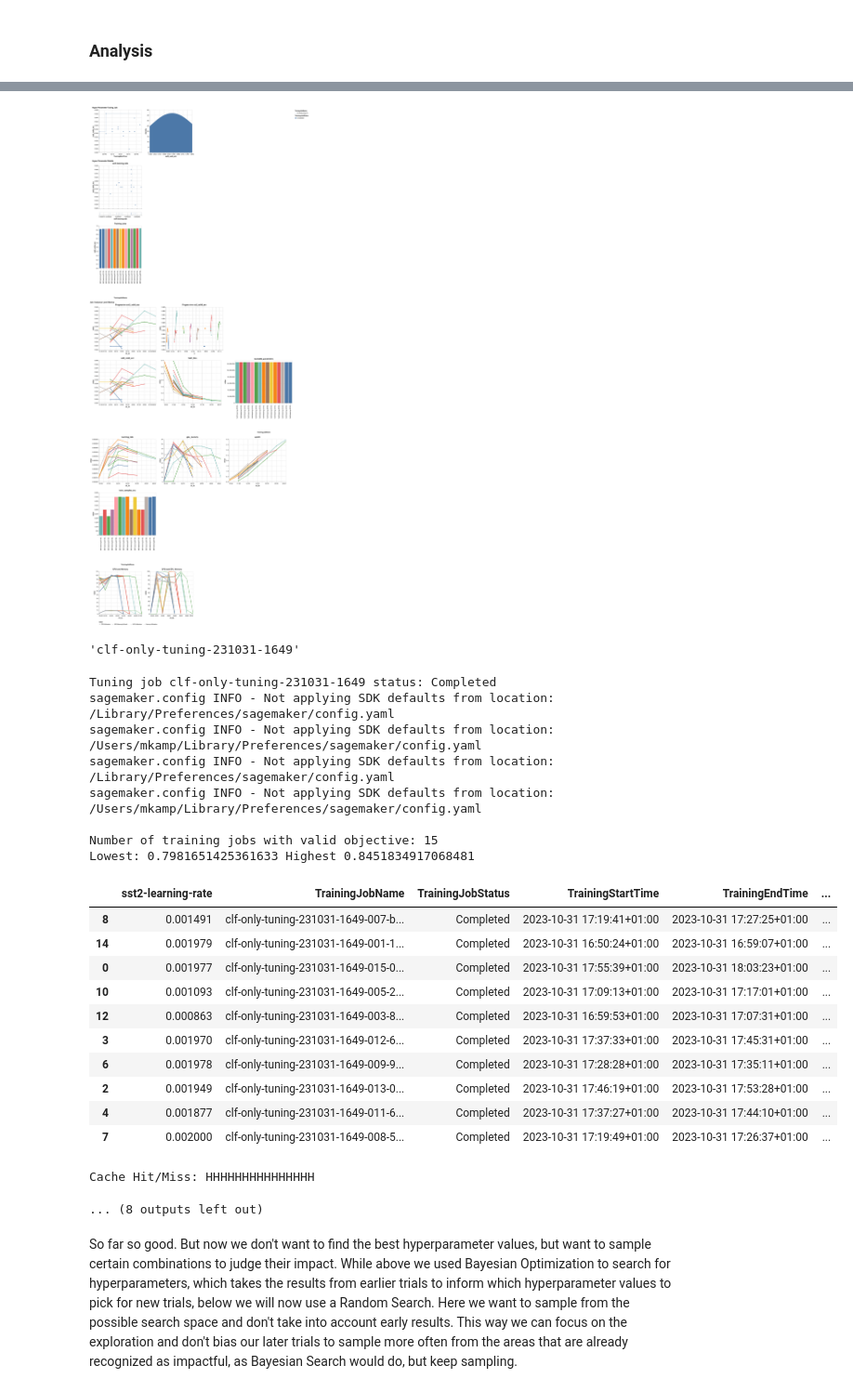
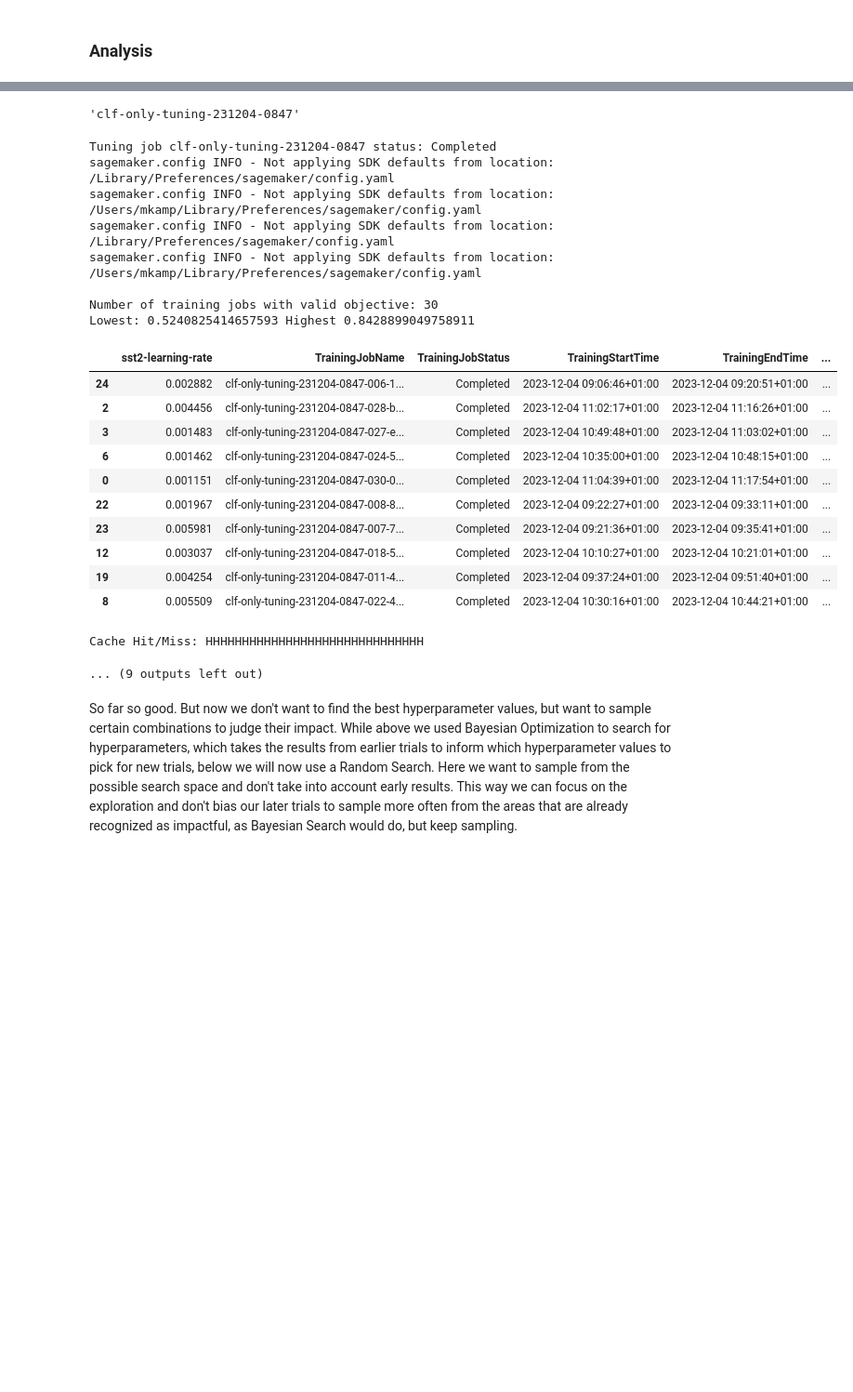
Before and after one commit to marianokamp/peft_lora, a Jupyter notebook: 2a_lora_tuning_baselines.ipynb, the cells around one changed output, grey strips where cells are left out. Shown at 93% size. Cells and saved outputs as stored; diff of their text form; code cells hidden in the pictures; blank space fills up the shorter version.

```diff
--- a/2a_lora_tuning_baselines.ipynb
+++ b/2a_lora_tuning_baselines.ipynb
@@ -71,10 +74,10 @@ from sagemaker.tuner import IntegerParameter, CategoricalParameter, ContinuousPa
 from sagemaker.tuner import ContinuousParameter, HyperparameterTuner, HyperbandStrategyConfig, StrategyConfig, TuningJobCompletionCriteriaConfig
 # %%
 fullft_estimator = PyTorch(**get_default_estimator_parameters())
-fullft_estimator.set_hyperparameters(**{'sst2-lora-config': 'none'})
+fullft_estimator.set_hyperparameters(**{'sst2-lora-config': 'none', 'use-bf16': 0, 'sst2-batch-size': 320})
 
 hpt_ranges = {
-    'sst2-learning-rate': ContinuousParameter(1e-5, 6e-5),
+    'sst2-learning-rate': ContinuousParameter(1e-6, 1e-4),
 }
 
 tuner_parameters = {**(p('tuner_parameters') | dict(
@@ -83,13 +86,13 @@ tuner_parameters = {**(p('tuner_parameters') | dict(
     metric_definitions=p('metric_definitions'),
     estimator = fullft_estimator,
     base_tuning_job_name = 'full-finetuning',
-    max_jobs = 15,
-    max_parallel_jobs = 2,
+    max_jobs = 30,
+    max_parallel_jobs = 3,
     completion_criteria_config=TuningJobCompletionCriteriaConfig(complete_on_convergence=True)
 ))}
 
-lr_wd_tuner = HyperparameterTuner(**tuner_parameters)
-lr_wd_tuner.fit(wait=False)
+lr_tuner = HyperparameterTuner(**tuner_parameters)
+lr_tuner.fit(wait=False)
 # %% [output]
 sagemaker.config INFO - Not applying SDK defaults from location: /Library/Preferences/sagemaker/config.yaml
 sagemaker.config INFO - Not applying SDK defaults from location: /Users/mkamp/Library/Preferences/sagemaker/config.yaml
@@ -104,7 +107,7 @@ clf_estimator = PyTorch(**get_default_estimator_parameters())
 clf_estimator.set_hyperparameters(**{'sst2-lora-config': 'clf_only'})
 
 hpt_ranges = {
-    'sst2-learning-rate': ContinuousParameter(3e-5, 2e-3),
+    'sst2-learning-rate': ContinuousParameter(1e-6, 5e-2),
 }
 
 tuner_parameters = {**(p('tuner_parameters') | dict(
@@ -113,12 +116,12 @@ tuner_parameters = {**(p('tuner_parameters') | dict(
     metric_definitions=p('metric_definitions'),
     estimator = clf_estimator,
     base_tuning_job_name = 'clf-only-tuning',
-    max_jobs = 15,
-    max_parallel_jobs = 2,
+    max_jobs = 30,
+    max_parallel_jobs = 3,
     completion_criteria_config=TuningJobCompletionCriteriaConfig(complete_on_convergence=True)
 ))}
-lr_wd_clf_tuner = HyperparameterTuner(**tuner_parameters)
-lr_wd_clf_tuner.fit(wait=False)
+lr_clf_tuner = HyperparameterTuner(**tuner_parameters)
+lr_clf_tuner.fit(wait=False)
 # %% [output]
 sagemaker.config INFO - Not applying SDK defaults from location: /Library/Preferences/sagemaker/config.yaml
 sagemaker.config INFO - Not applying SDK defaults from location: /Users/mkamp/Library/Preferences/sagemaker/config.yaml
@@ -135,17 +138,17 @@ We don't want to vary too many hyperparameters at the same time. Hence we fix th
 lora_base_estimator = PyTorch(**get_default_estimator_parameters())
 lora_base_estimator.set_hyperparameters(**{'sst2-lora-r': 8, 'sst2-lora-config': 'all', })
 hpt_ranges = {
-    'sst2-learning-rate': ContinuousParameter(5e-5, 3e-3),
+    'sst2-learning-rate': ContinuousParameter(1e-6, 5e-2),
 }
 
-max_jobs = 15
+max_jobs = 30
 tuner_parameters = {**(p('tuner_parameters') | dict(
     metric_definitions=p('metric_definitions'),
     base_tuning_job_name= 'lora-base-tuning',
     max_jobs=max_jobs,
     strategy= 'Bayesian',
     hyperparameter_ranges= hpt_ranges,
-    max_parallel_jobs=2,
+    max_parallel_jobs=3,
     estimator=lora_base_estimator))}
 
 base_lora_tuner = HyperparameterTuner(**tuner_parameters)
@@ -165,5 +168,5 @@ Stored 'base_lora_tuner_name' (str)
 # %% [markdown]
 ### Analysis
 # %%
-display_tuning_jobs([lr_wd_tuner, lr_wd_clf_tuner, base_lora_tuner])
+display_tuning_jobs([lr_tuner, lr_clf_tuner, base_lora_tuner])
 # %% [output]
@@ -199,26 +202,25 @@ WARN Scale bindings are currently only supported for scales with unbinned, conti
-[figure, old version]
-'clf-only-tuning-231031-1649'
+'clf-only-tuning-231204-0847'
-Tuning job clf-only-tuning-231031-1649 status: Completed
+Tuning job clf-only-tuning-231204-0847 status: Completed
 sagemaker.config INFO - Not applying SDK defaults from location: /Library/Preferences/sagemaker/config.yaml
 sagemaker.config INFO - Not applying SDK defaults from location: /Users/mkamp/Library/Preferences/sagemaker/config.yaml
 sagemaker.config INFO - Not applying SDK defaults from location: /Library/Preferences/sagemaker/config.yaml
 sagemaker.config INFO - Not applying SDK defaults from location: /Users/mkamp/Library/Preferences/sagemaker/config.yaml
 
-Number of training jobs with valid objective: 15
-Lowest: 0.7981651425361633 Highest 0.8451834917068481
+Number of training jobs with valid objective: 30
+Lowest: 0.5240825414657593 Highest 0.8428899049758911
 |  | sst2-learning-rate | TrainingJobName | TrainingJobStatus | TrainingStartTime | TrainingEndTime | ... |
-| 8 | 0.001491 | clf-only-tuning-231031-1649-007-b... | Completed | 2023-10-31 17:19:41+01:00 | 2023-10-31 17:27:25+01:00 | ... |
-| 14 | 0.001979 | clf-only-tuning-231031-1649-001-1... | Completed | 2023-10-31 16:50:24+01:00 | 2023-10-31 16:59:07+01:00 | ... |
-| 0 | 0.001977 | clf-only-tuning-231031-1649-015-0... | Completed | 2023-10-31 17:55:39+01:00 | 2023-10-31 18:03:23+01:00 | ... |
-| 10 | 0.001093 | clf-only-tuning-231031-1649-005-2... | Completed | 2023-10-31 17:09:13+01:00 | 2023-10-31 17:17:01+01:00 | ... |
-| 12 | 0.000863 | clf-only-tuning-231031-1649-003-8... | Completed | 2023-10-31 16:59:53+01:00 | 2023-10-31 17:07:31+01:00 | ... |
-| 3 | 0.001970 | clf-only-tuning-231031-1649-012-6... | Completed | 2023-10-31 17:37:33+01:00 | 2023-10-31 17:45:31+01:00 | ... |
-| 6 | 0.001978 | clf-only-tuning-231031-1649-009-9... | Completed | 2023-10-31 17:28:28+01:00 | 2023-10-31 17:35:11+01:00 | ... |
-| 2 | 0.001949 | clf-only-tuning-231031-1649-013-0... | Completed | 2023-10-31 17:46:19+01:00 | 2023-10-31 17:53:28+01:00 | ... |
-| 4 | 0.001877 | clf-only-tuning-231031-1649-011-6... | Completed | 2023-10-31 17:37:27+01:00 | 2023-10-31 17:44:10+01:00 | ... |
-| 7 | 0.002000 | clf-only-tuning-231031-1649-008-5... | Completed | 2023-10-31 17:19:49+01:00 | 2023-10-31 17:26:37+01:00 | ... |
+| 24 | 0.002882 | clf-only-tuning-231204-0847-006-1... | Completed | 2023-12-04 09:06:46+01:00 | 2023-12-04 09:20:51+01:00 | ... |
+| 2 | 0.004456 | clf-only-tuning-231204-0847-028-b... | Completed | 2023-12-04 11:02:17+01:00 | 2023-12-04 11:16:26+01:00 | ... |
+| 3 | 0.001483 | clf-only-tuning-231204-0847-027-e... | Completed | 2023-12-04 10:49:48+01:00 | 2023-12-04 11:03:02+01:00 | ... |
+| 6 | 0.001462 | clf-only-tuning-231204-0847-024-5... | Completed | 2023-12-04 10:35:00+01:00 | 2023-12-04 10:48:15+01:00 | ... |
+| 0 | 0.001151 | clf-only-tuning-231204-0847-030-0... | Completed | 2023-12-04 11:04:39+01:00 | 2023-12-04 11:17:54+01:00 | ... |
+| 22 | 0.001967 | clf-only-tuning-231204-0847-008-8... | Completed | 2023-12-04 09:22:27+01:00 | 2023-12-04 09:33:11+01:00 | ... |
+| 23 | 0.005981 | clf-only-tuning-231204-0847-007-7... | Completed | 2023-12-04 09:21:36+01:00 | 2023-12-04 09:35:41+01:00 | ... |
+| 12 | 0.003037 | clf-only-tuning-231204-0847-018-5... | Completed | 2023-12-04 10:10:27+01:00 | 2023-12-04 10:21:01+01:00 | ... |
+| 19 | 0.004254 | clf-only-tuning-231204-0847-011-4... | Completed | 2023-12-04 09:37:24+01:00 | 2023-12-04 09:51:40+01:00 | ... |
+| 8 | 0.005509 | clf-only-tuning-231204-0847-022-4... | Completed | 2023-12-04 10:30:16+01:00 | 2023-12-04 10:44:21+01:00 | ... |
-Cache Hit/Miss: HHHHHHHHHHHHHHH
+Cache Hit/Miss: HHHHHHHHHHHHHHHHHHHHHHHHHHHHHH
-... (8 outputs left out)
+... (9 outputs left out)
 # %% [markdown]
 So far so good. But now we don't want to find the best hyperparameter values, but want to sample certain combinations to judge their impact. While above we used Bayesian Optimization to search for hyperparameters, which takes the results from earlier trials to inform which hyperparameter values to pick for new trials, below we will now use a Random Search. Here we want to sample from the possible search space and don't take into account early results.
 This way we can focus on the exploration and don't bias our later trials to sample more often from the areas that are already recognized as impactful, as Bayesian Search would do, but keep sampling.
```
Also changed, not shown: parts of 12 cells of this notebook.
